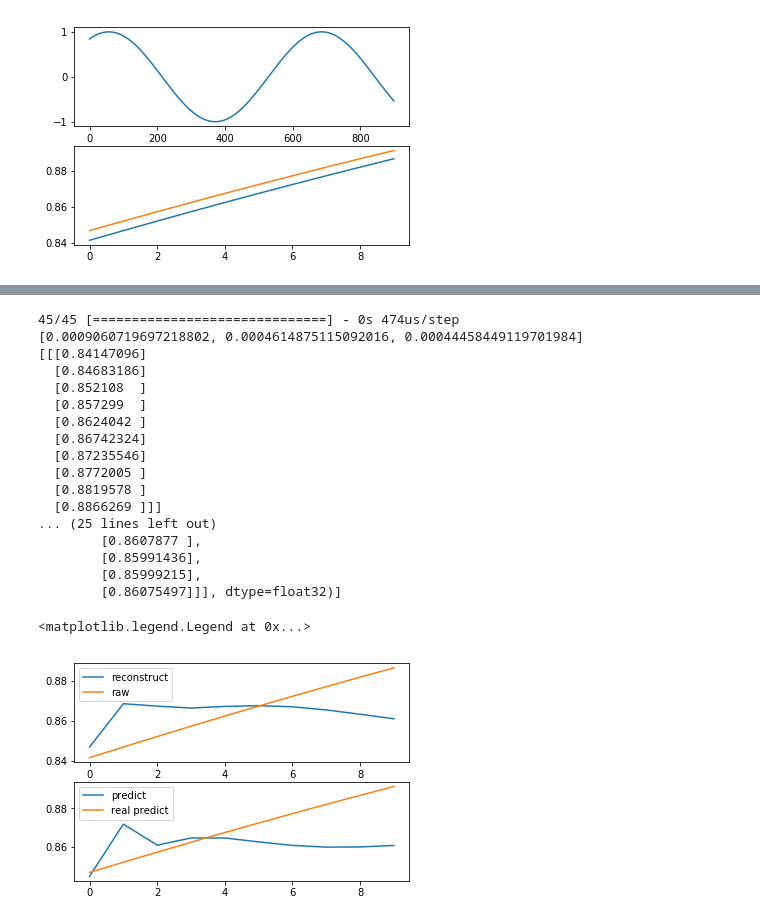
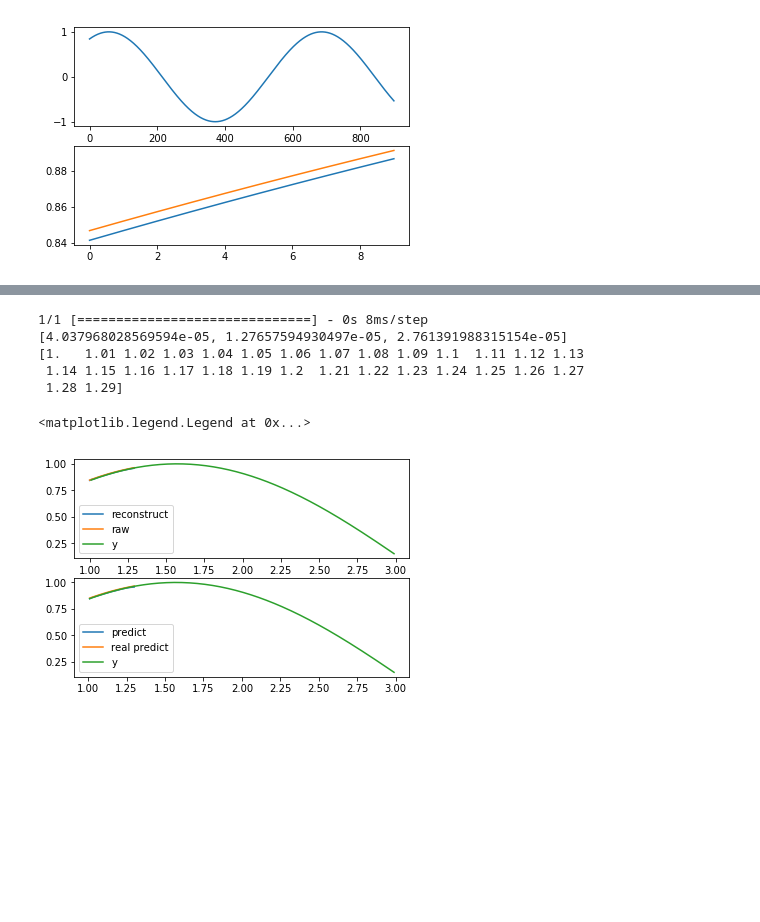
Before and after one commit to rigelfalcon/GoogleColab, a Jupyter notebook: lstm_autoencoders.ipynb, the cells around one changed output, grey strips where cells are left out. Cells and saved outputs as stored; diff of their text form; code cells hidden in the pictures; blank space fills up the shorter version.

```diff
--- a/lstm_autoencoders.ipynb
+++ b/lstm_autoencoders.ipynb
@@ -777,5 +803,6 @@ imgplot = plt.imshow(img)
 # %%
 #%%
 # fit model
-model.fit(seq_in, [seq_in,seq_out], batch_size=45, epochs=300, verbose=2)
+#model.fit(seq_in, [seq_in,seq_out], batch_size=10, epochs=4, verbose=2)
+model.fit(seq_in, [seq_in,seq_out],epochs=1, verbose=2)
 # %% [output]
@@ -788,43 +812,38 @@ KeyboardInterrupt: ignored
 # %%
 #%%
-loss=model.evaluate(x=seq_in, y=[seq_in,seq_out],verbose=1)
+loss=model.evaluate(x=seq_in[0].reshape(1,n_in[1],1), y=[seq_in[0].reshape(1,n_in[1],1),seq_out[0].reshape(1,n_in[1],1)],verbose=1)
 print(loss)
 #%%
 # demonstrate prediction
 #yhat = model.predict(seq_in[0,:,0].reshape(1,n_out[1],1),verbose=2)
 yhat = model.predict(seq_in[0].reshape(1,n_in[1],1),verbose=2)
-print(seq_in[0].reshape(1,n_in[1],1))
-print(seq_out[0].reshape(1,n_out[1],1))
+#print(seq_in[0].reshape(1,n_in[1],1))
+#print(seq_out[0].reshape(1,n_out[1],1))
 
 
-print(yhat)
+#print(yhat)
+xxx=np.arange(1.00,0.01*(n_in[1]-1)+1.0,0.01)
+print(xxx)
 
 #%%
 plt.subplot(211)
-plt.plot(yhat[0][0,:,0])
-plt.plot(seq_in[0])
-plt.legend(['reconstruct','raw'])
+plt.plot(np.arange(1.0,0.01*(n_in[1]-1)+1.0,0.01),yhat[0][0,:,0].reshape(30,1))
+plt.plot(np.arange(1.0,0.01*(n_in[1]-1)+1.0,0.01),seq_in[0].reshape(30,1))
+plt.plot(np.arange(1.01,0.01*(200-1)+1.01,0.01),y[1:200])
+
+plt.legend(['reconstruct','raw','y'])
 plt.subplot(212)
-plt.plot(yhat[1][0,:,0])
-plt.plot(seq_out[0])
-plt.legend(['predict','real predict'])
+plt.plot(np.arange(1.01,0.01*(n_in[1]-1)+1.01,0.01),yhat[1][0,:,0].reshape(30,1))
+plt.plot(np.arange(1.01,0.01*(n_in[1]-1)+1.01,0.01),seq_out[0].reshape(30,1))
+#plt.plot(np.arange(1.01,0.01*(n_in[1]-1)+1.01,0.01),y[2:32])
+plt.plot(np.arange(1.01,0.01*(200-1)+1.01,0.01),y[1:200])
+
+plt.legend(['predict','real predict','y'])
 # %% [output]
-45/45 [==============================] - 0s 474us/step
-[0.0009060719697218802, 0.0004614875115092016, 0.00044458449119701984]
-[[[0.84147096]
-  [0.84683186]
-  [0.852108  ]
-  [0.857299  ]
-  [0.8624042 ]
-  [0.86742324]
-  [0.87235546]
-  [0.8772005 ]
-  [0.8819578 ]
-  [0.8866269 ]]]
-... (25 lines left out)
-        [0.8607877 ],
-        [0.85991436],
-        [0.85999215],
-        [0.86075497]]], dtype=float32)]
+1/1 [==============================] - 0s 8ms/step
+[4.037968028569594e-05, 1.27657594930497e-05, 2.761391988315154e-05]
+[1.   1.01 1.02 1.03 1.04 1.05 1.06 1.07 1.08 1.09 1.1  1.11 1.12 1.13
+ 1.14 1.15 1.16 1.17 1.18 1.19 1.2  1.21 1.22 1.23 1.24 1.25 1.26 1.27
+ 1.28 1.29]
 <matplotlib.legend.Legend at 0x...>
-[figure, old version]
+[figure, new version]
```
Also changed, not shown: parts of 3 cells of this notebook.
